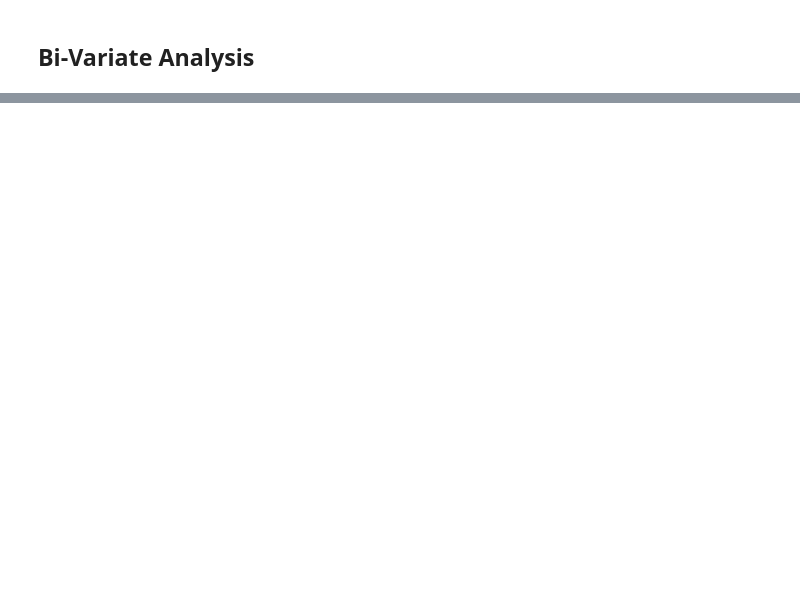
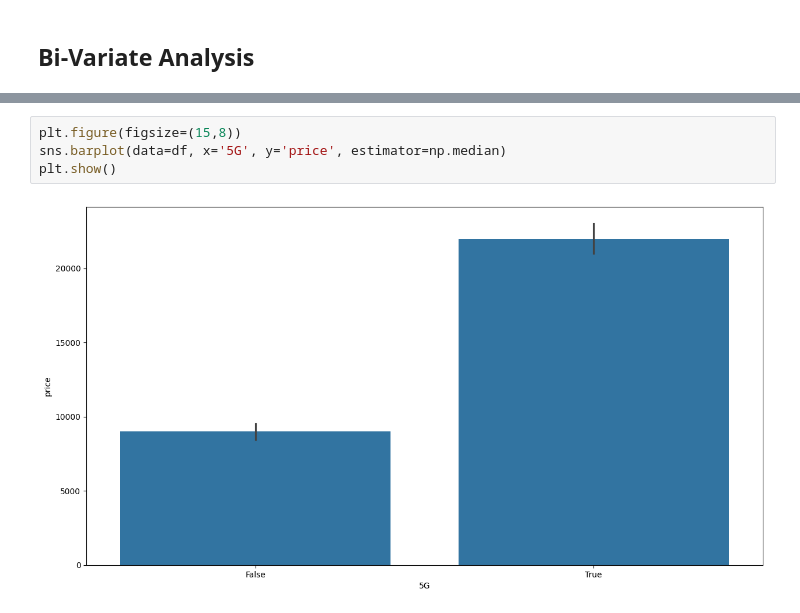
Before and after one commit to Apurba1903/phone_data_ws, a Jupyter notebook: smartprix_data_eda.ipynb, the cells around one changed output, grey strips where cells are left out. Drawn from its saved outputs; the diff is of its cells as text; blank space fills up the shorter version.

```diff
--- a/smartprix_data_eda.ipynb
+++ b/smartprix_data_eda.ipynb
@@ -268,0 +301,6 @@ Index(['brand_name', 'model', 'price', 'rating', '5G', 'nfc', 'ir_blaster',
+# %%
+plt.figure(figsize=(15,8))
+sns.barplot(data=df, x='5G', y='price', estimator=np.median)
+plt.show()
+# %% [output]
+[figure, added]
```
Also changed, not shown: parts of 37 cells of this notebook.
